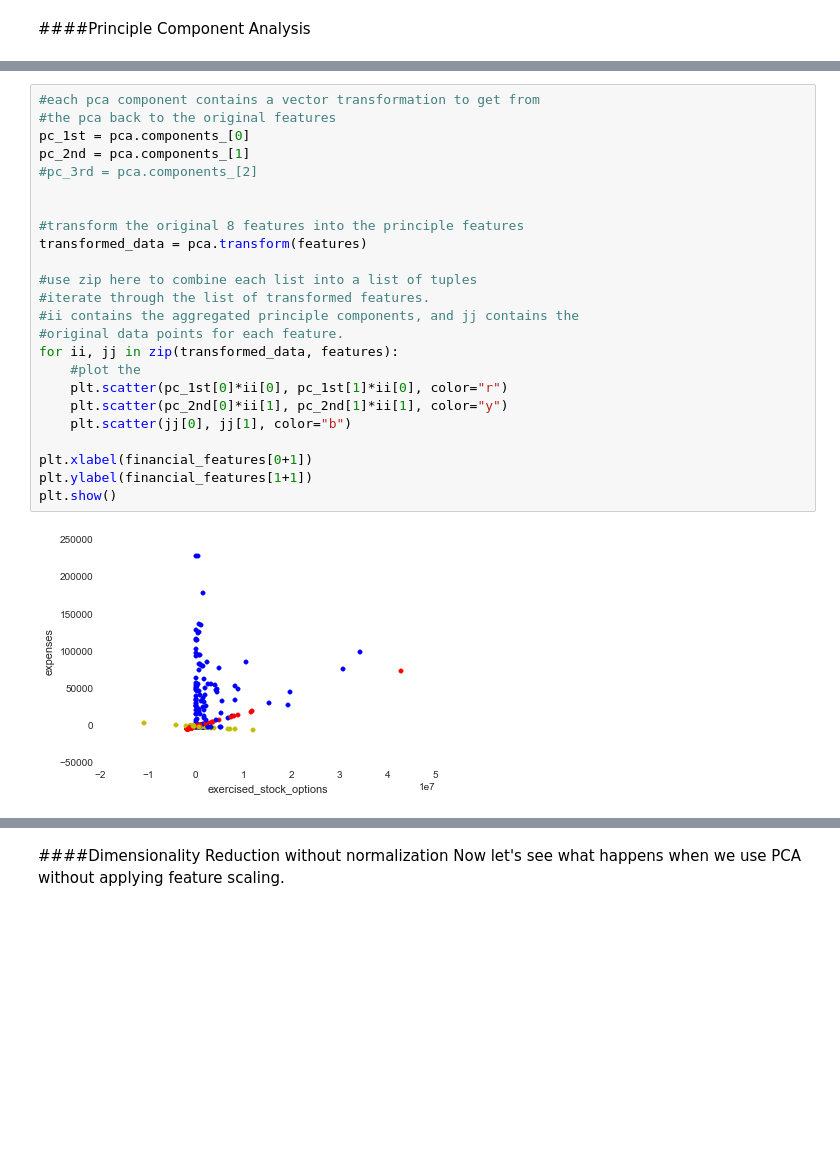
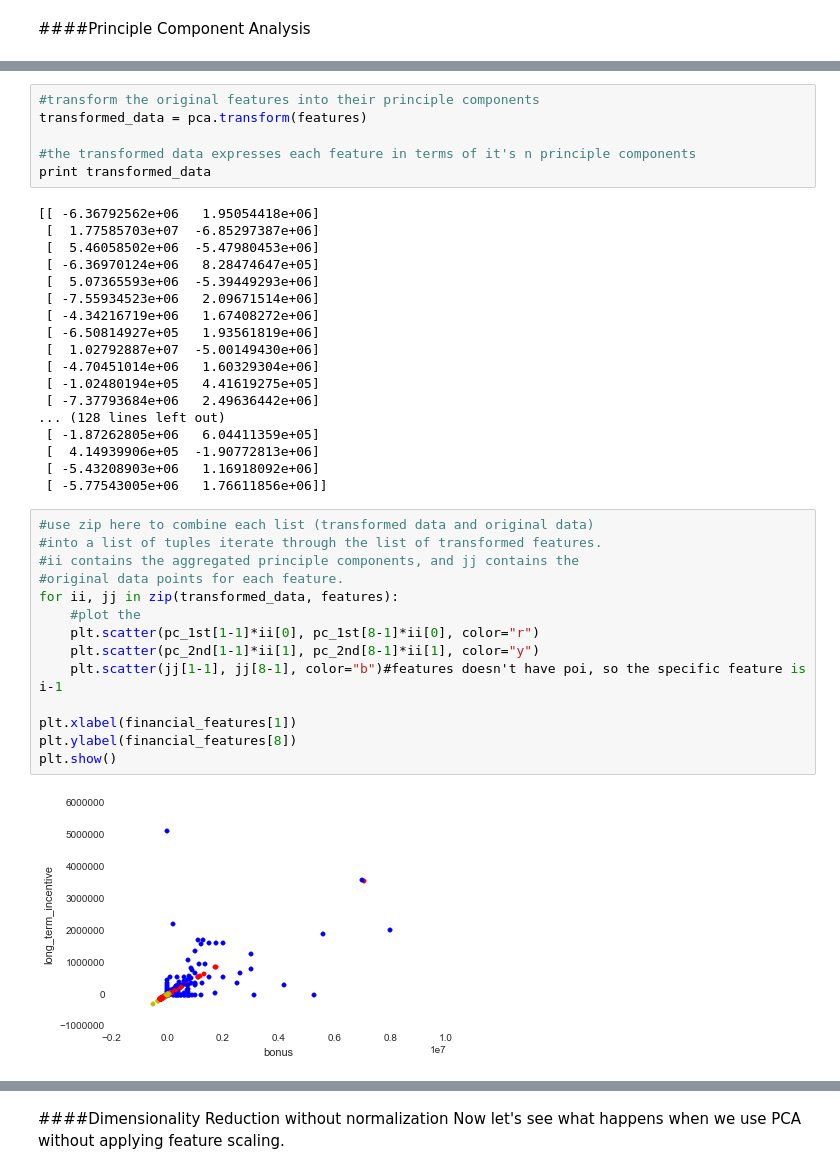
Before and after one commit to BlaneG/Udacity_Intro_machine_learning, a Jupyter notebook: poi_id_v3.ipynb, the cells around one changed output, grey strips where cells are left out. Drawn from its saved outputs; the diff is of its cells as text; blank space fills up the shorter version.

```diff
--- a/poi_id_v3.ipynb
+++ b/poi_id_v3.ipynb
@@ -430,27 +471,41 @@ print financial_features
+# %%
+#transform the original features into their principle components
+transformed_data = pca.transform(features)
+
+#the transformed data expresses each feature in terms of it's n principle components
+print transformed_data
+# %% [output]
+[[ -6.36792562e+06   1.95054418e+06]
+ [  1.77585703e+07  -6.85297387e+06]
+ [  5.46058502e+06  -5.47980453e+06]
+ [ -6.36970124e+06   8.28474647e+05]
+ [  5.07365593e+06  -5.39449293e+06]
+ [ -7.55934523e+06   2.09671514e+06]
+ [ -4.34216719e+06   1.67408272e+06]
+ [ -6.50814927e+05   1.93561819e+06]
+ [  1.02792887e+07  -5.00149430e+06]
+ [ -4.70451014e+06   1.60329304e+06]
+ [ -1.02480194e+05   4.41619275e+05]
+ [ -7.37793684e+06   2.49636442e+06]
+... (128 lines left out)
+ [ -1.87262805e+06   6.04411359e+05]
+ [  4.14939906e+05  -1.90772813e+06]
+ [ -5.43208903e+06   1.16918092e+06]
+ [ -5.77543005e+06   1.76611856e+06]]
 # %%
-#each pca component contains a vector transformation to get from
-#the pca back to the original features
-pc_1st = pca.components_[0]
-pc_2nd = pca.components_[1]
-#pc_3rd = pca.components_[2]
-
-
-#transform the original 8 features into the principle features
-transformed_data = pca.transform(features)
-
-#use zip here to combine each list into a list of tuples
-#iterate through the list of transformed features.
+#use zip here to combine each list (transformed data and original data)
+#into a list of tuples iterate through the list of transformed features.
 #ii contains the aggregated principle components, and jj contains the
 #original data points for each feature.
 for ii, jj in zip(transformed_data, features):
     #plot the
-    plt.scatter(pc_1st[0]*ii[0], pc_1st[1]*ii[0], color="r")
-    plt.scatter(pc_2nd[0]*ii[1], pc_2nd[1]*ii[1], color="y")
-    plt.scatter(jj[0], jj[1], color="b")
+    plt.scatter(pc_1st[1-1]*ii[0], pc_1st[8-1]*ii[0], color="r")
+    plt.scatter(pc_2nd[1-1]*ii[1], pc_2nd[8-1]*ii[1], color="y")
+    plt.scatter(jj[1-1], jj[8-1], color="b")#features doesn't have poi, so the specific feature is i-1
 
-plt.xlabel(financial_features[0+1])
-plt.ylabel(financial_features[1+1])
+plt.xlabel(financial_features[1])
+plt.ylabel(financial_features[8])
 plt.show()
 # %% [output]
-[figure, old version]
+[figure, new version]
 # %% [markdown]
```
Also changed, not shown: parts of 133 cells of this notebook.
